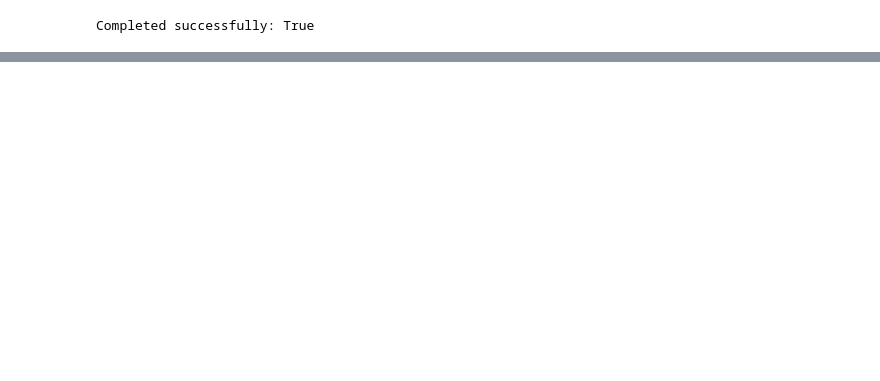
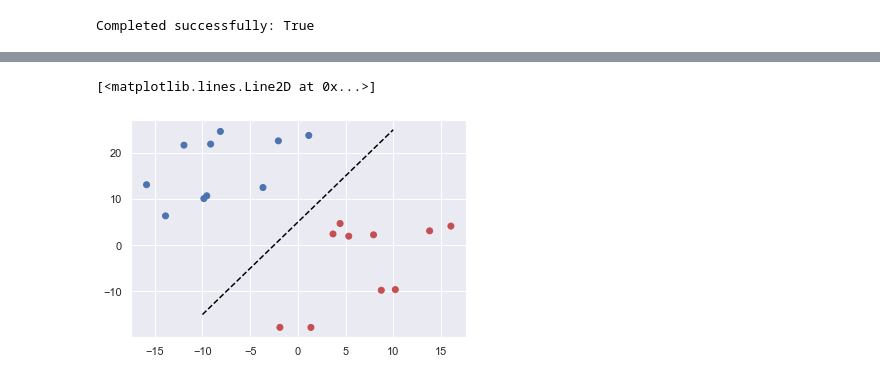
Before and after one commit to s276842/Mathematics-In-Machine-Learning, a Jupyter notebook: Linear Predictors.ipynb, the cells around one changed output, grey strips where cells are left out. Cells and saved outputs as stored; diff of their text form; code cells hidden in the pictures; blank space fills up the shorter version.

Commit message:
Perceptron

```diff
--- a/Linear Predictors.ipynb
+++ b/Linear Predictors.ipynb
@@ -129,0 +140,38 @@ plt.plot([-10,10], [separating_line(-10), separating_line(10)],  linestyle='--',
+# %%
+class Perceptron():
+    def show(self, X, y):
+        pos_mask = y == 1
+        neg_mask = y == -1
+        plt.scatter(X[pos_mask, 0],X[pos_mask, 1], c='b', marker='+')
+        plt.scatter(X[neg_mask, 0], X[neg_mask, 1], c='r', marker='_')
+#         plt.plot([-10,10], [separating_line(-10), separating_line(10)],  linestyle='--', color ='black')
+        plt.arrow(0, 0, self.w[0]+self.w[1], self.w[2], color = 'black')
+        plt.show()
+
+    def train(self, X, y, w=None):
+        m,n = X.shape
+
+        self.w = np.ones(n + 1)
+        self.w = self.w/np.linalg.norm(self.w)
+        self.show(X, y)
+
+        while True:
+            stop_flag = True
+
+            for i in range(m):
+                x = np.insert(X[i], 0, 1)
+
+                if y[i] * (self.w @ x) <= 0:
+                    self.w = self.w + y[i] * x
+                    self.w = self.w/np.linalg.norm(self.w)
+                    stop_flag = False
+                    self.show(X, y)
+
+            if stop_flag:
+                return
+
+    def predict(self, X):
+        return np.sign(np.hstack((np.ones(X.shape[0])[:, np.newaxis], X)) @ self.w)
+# %%
+model = Perceptron()
+model.train(X, y)
@@ -129,0 +201,8 @@ plt.plot([-10,10], [separating_line(-10), separating_line(10)],  linestyle='--',
+# %%
+y_pred = model.predict(X)
+colors = ['b' if y == 1.0 else 'r' for y in y_pred ]
+plt.scatter(X[:,0], X[:,1], c=colors)
+plt.plot([-10,10], [separating_line(-10), separating_line(10)],  linestyle='--', color ='black')
+# %% [output]
+[<matplotlib.lines.Line2D at 0x...>]
+[figure, added]
```
Also changed, not shown: parts of 16 cells of this notebook.
